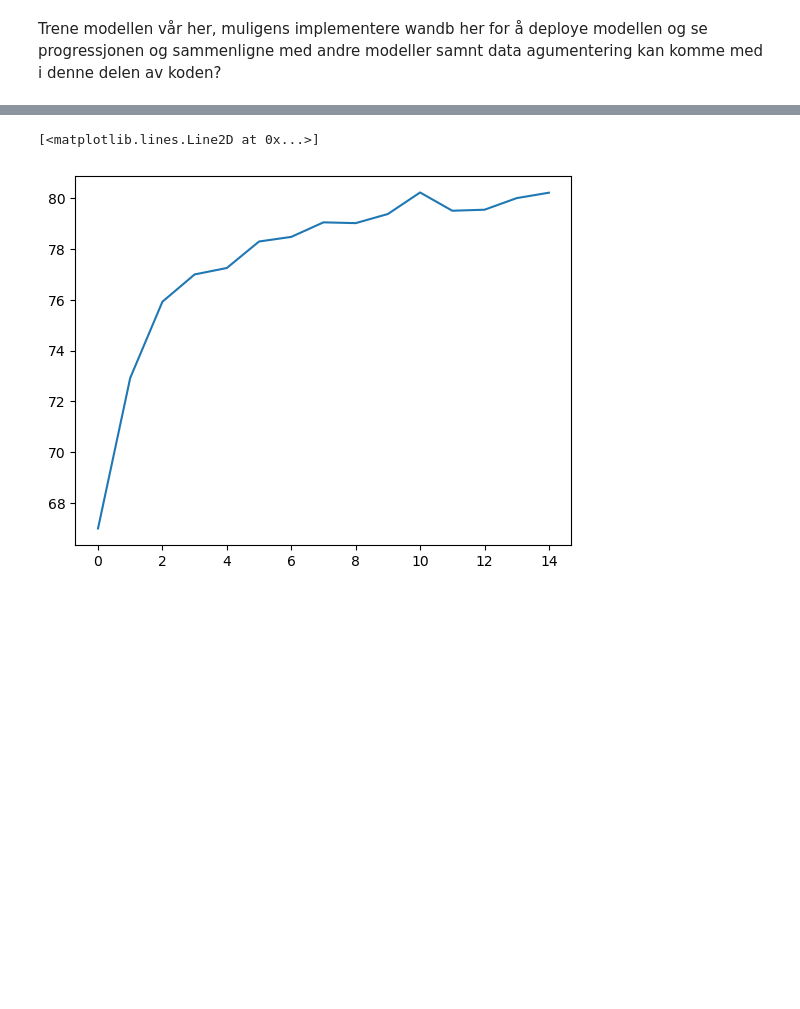
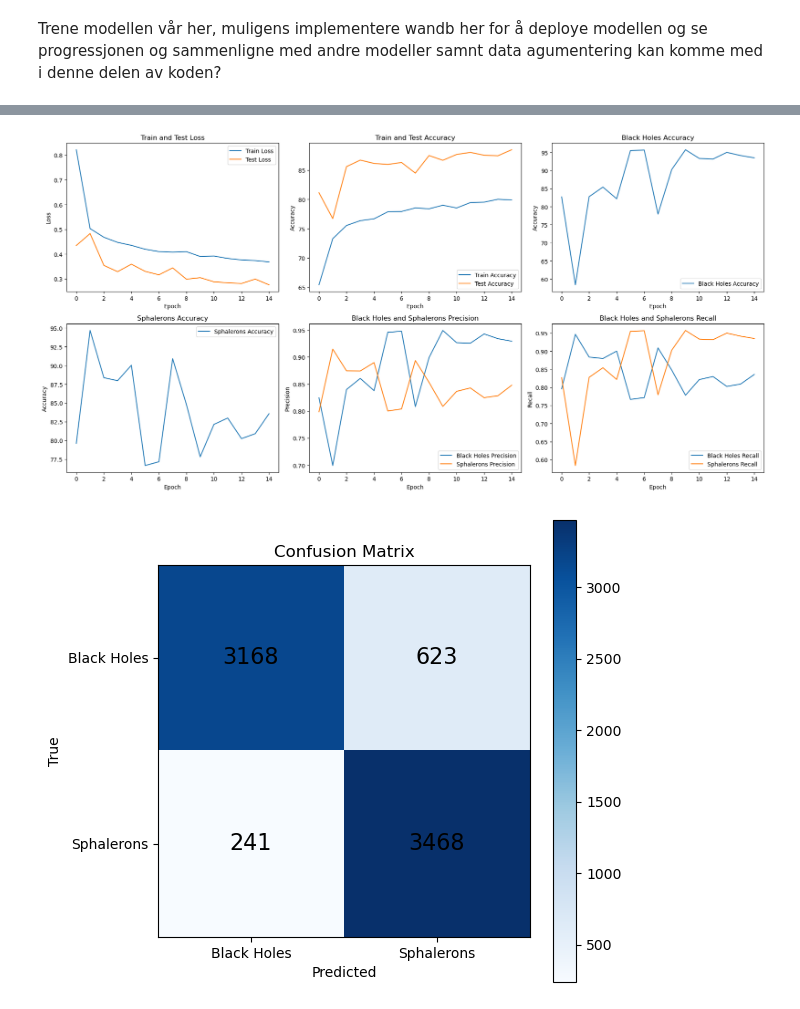
Before and after one commit to iRootTsar/Optimazing-klassification-of-ATLAS-detector-data--CERN-, a Jupyter notebook: notebooks/pyTorch/VanligCNN.ipynb, the cells around one changed output, grey strips where cells are left out. Drawn from its saved outputs; the diff is of its cells as text; code cells hidden in the pictures; blank space fills up the shorter version.

```diff
--- a/notebooks/pyTorch/VanligCNN.ipynb
+++ b/notebooks/pyTorch/VanligCNN.ipynb
@@ -63,8 +62,8 @@ Running on the GPU
 #Split data 75% i train og 25% i test
 trainData, testData, trainLabels, testLabels = train_test_split(dataArray, labelsArray, random_state=42)
 # %%
-trainData = torch.from_numpy(trainData)
-testData = torch.from_numpy(testData)
+trainData = torch.from_numpy(trainData).permute(0, 3, 1, 2)
+testData = torch.from_numpy(testData).permute(0, 3, 1, 2)
 trainLabels = torch.from_numpy(trainLabels)
 testLabels = torch.from_numpy(testLabels)
 # %%
@@ -244,9 +107,10 @@ def train(model, train_loader, test_loader, optimizer, criterion, n_epochs):
 # %%
-model = ConvModel(dropout=0.5)
-criterion = nn.CrossEntropyLoss()
+import trainer
+
+n_epochs = 15
+model = nnmodel.ConvModel(0.5).to(device)
+criterion = nn.CrossEntropyLoss().to(device)
 optimizer = torch.optim.Adam(model.parameters())
 
-tabell = train(model, trainLoader, testLoader, optimizer, criterion, n_epochs=15)
-
-plt.plot(range(len(tabell)), tabell)
+trainer.train(model, trainLoader, testLoader, optimizer, criterion, n_epochs)
 # %% [output]
@@ -270,2 +134,2 @@ Test Loss: 0.2771, Test Accuracy: 88.76%
-[<matplotlib.lines.Line2D at 0x...>]
-[figure, old version]
+[figure, new version]
+[figure, added]
```
Also changed, not shown: parts of 12 cells of this notebook, 3 other files.
